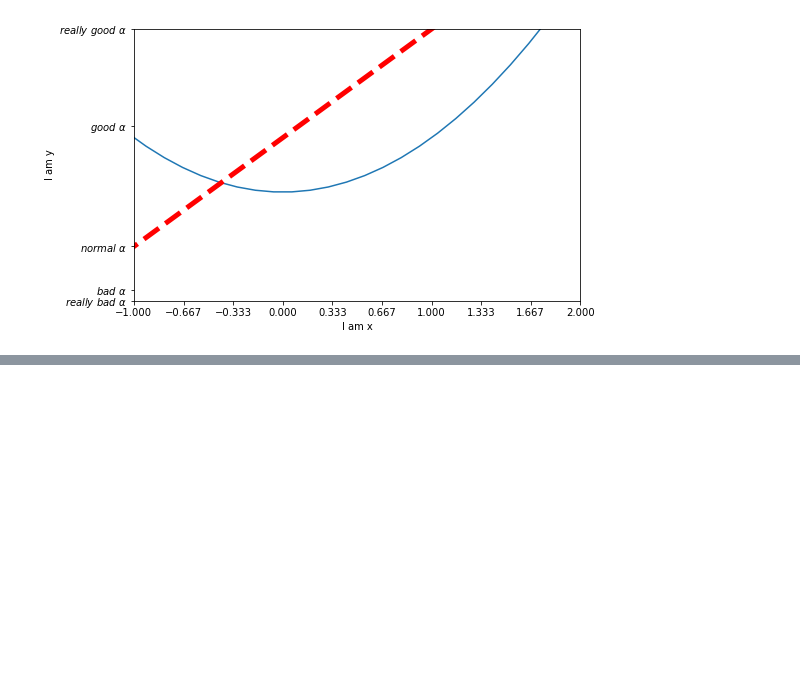
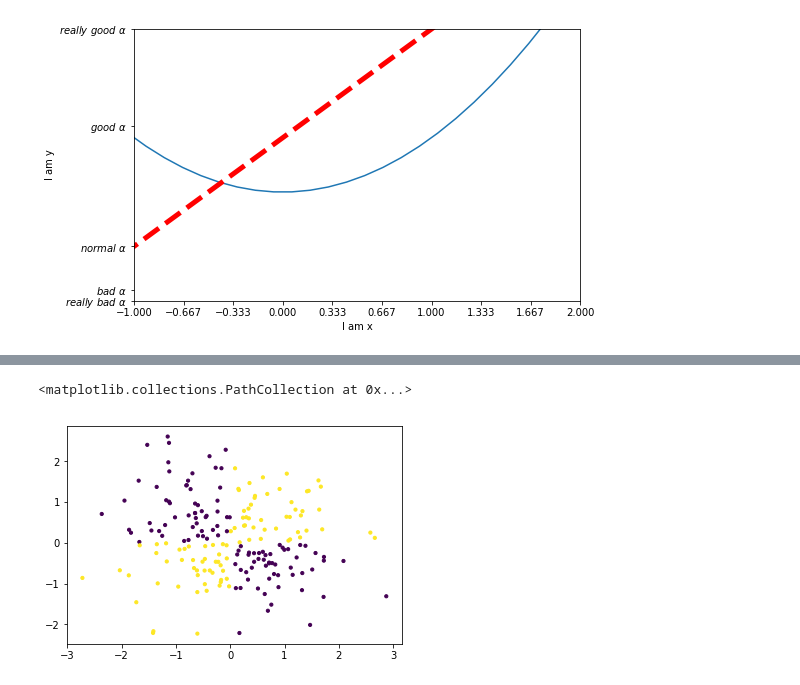
Before and after one commit to jieyuhuayang/something-about-Python, a Jupyter notebook: module/matplotlib.ipynb, the cells around one changed output, grey strips where cells are left out. Drawn from its saved outputs; the diff is of its cells as text; code cells hidden in the pictures; blank space fills up the shorter version.

```diff
--- a/module/matplotlib.ipynb
+++ b/module/matplotlib.ipynb
@@ -45,0 +69,10 @@ plt.show()
+# %%
+m =200
+X =np.random.randn(2,m) #产生2*200 高斯分布 均值为0 方差为1
+Y = (X[0,:]>0)*(X[1,:]>0)*1.0 + (X[0,:]<0)*(X[1,:]<0)
+#可视化 jupyter notebook环境下
+%matplotlib inline
+plt.scatter(X[0,:],X[1,:],s=10,c=Y) #**
+# %% [output]
+<matplotlib.collections.PathCollection at 0x...>
+[figure, added]
```
Also changed, not shown: parts of 1 cell of this notebook, 3 other files.
